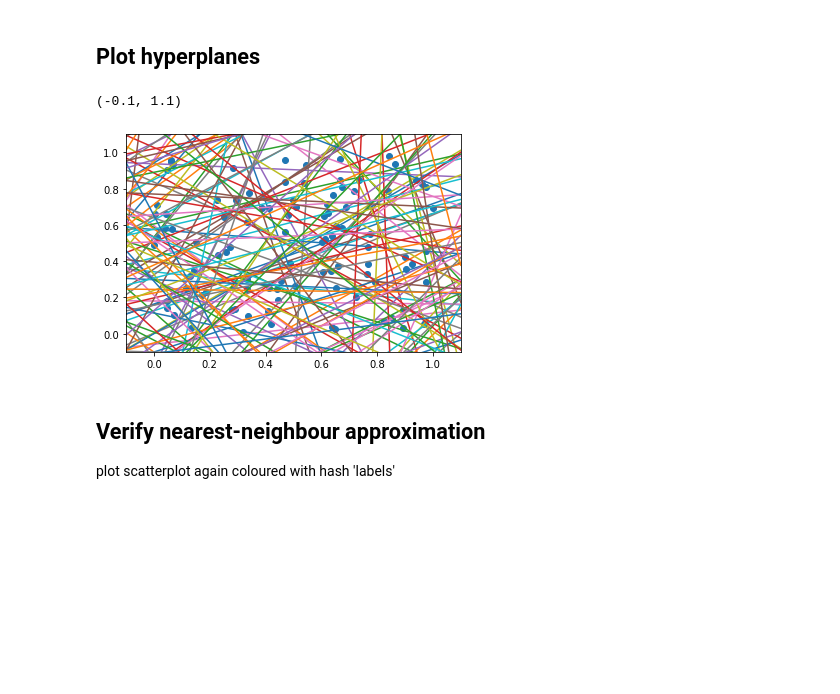
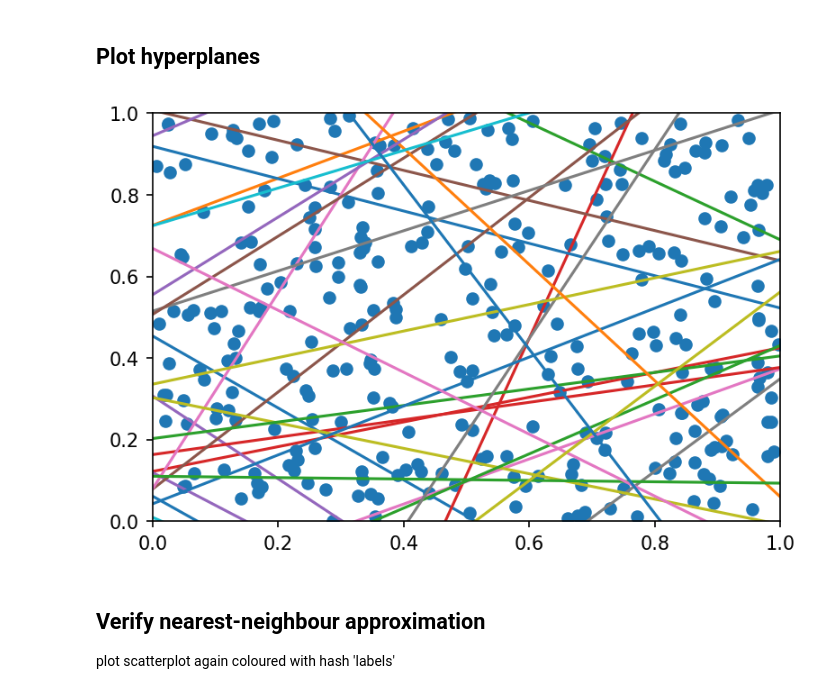
Before and after one commit to sharwinbobde/MLHD-insights, a Jupyter notebook: python-code/visualizations/LSH_visual.ipynb, the cells around one changed output. Saved outputs shown, nothing was run; the diff lists cells and outputs as text; code cells hidden in the pictures; blank space fills up the shorter version.

```diff
--- a/python-code/visualizations/LSH_visual.ipynb
+++ b/python-code/visualizations/LSH_visual.ipynb
@@ -2,7 +2,12 @@
 import matplotlib.pyplot as plt
 import numpy as np
 from src.AcousticBrainz.LSHBias import LSHBias
+import matplotlib as mpl
+mpl.rcParams['figure.dpi']= 150
+
 # 2 dimensional data
-data = np.random.uniform(low=0, high=1, size=(100, 2))
+data = np.random.uniform(low=0, high=1, size=(300, 2))
 plt.scatter(data[:,0],data[:,1])
+
+plt.savefig('../images/lsh_bias_demo/data.svg')
 # %% [output]
@@ -11,22 +15,22 @@ plt.scatter(data[:,0],data[:,1])
 # %% [markdown]
 ## Plot hyperplanes
 # %%
-bits = 256
+bits = 64
 lsh = LSHBias(feature_dim=2, bits=bits)
 W = lsh.W
 
-plotrange = (-0.1,1.1)
-plt.scatter(data[:,0],data[:,1])
+plotrange = (0,1)
 x = np.linspace(*plotrange)
 for k in range(bits):
     hyperplane_y = (-W[0,k] * x - W[2,k])/W[1,k]
     plt.plot(x, hyperplane_y)
 
+plt.scatter(data[:,0],data[:,1])
 plt.xlim(plotrange)
 plt.ylim(plotrange)
+plt.savefig('../images/lsh_bias_demo/hyperplanes.jpg')
 # %% [output]
-(-0.1, 1.1)
-[figure, old version]
+[figure, new version]
 # %% [markdown]
 ## Verify nearest-neighbour approximation
 plot scatterplot again coloured with hash 'labels'
```
Also changed, not shown: parts of 2 cells of this notebook, 4 other files.
